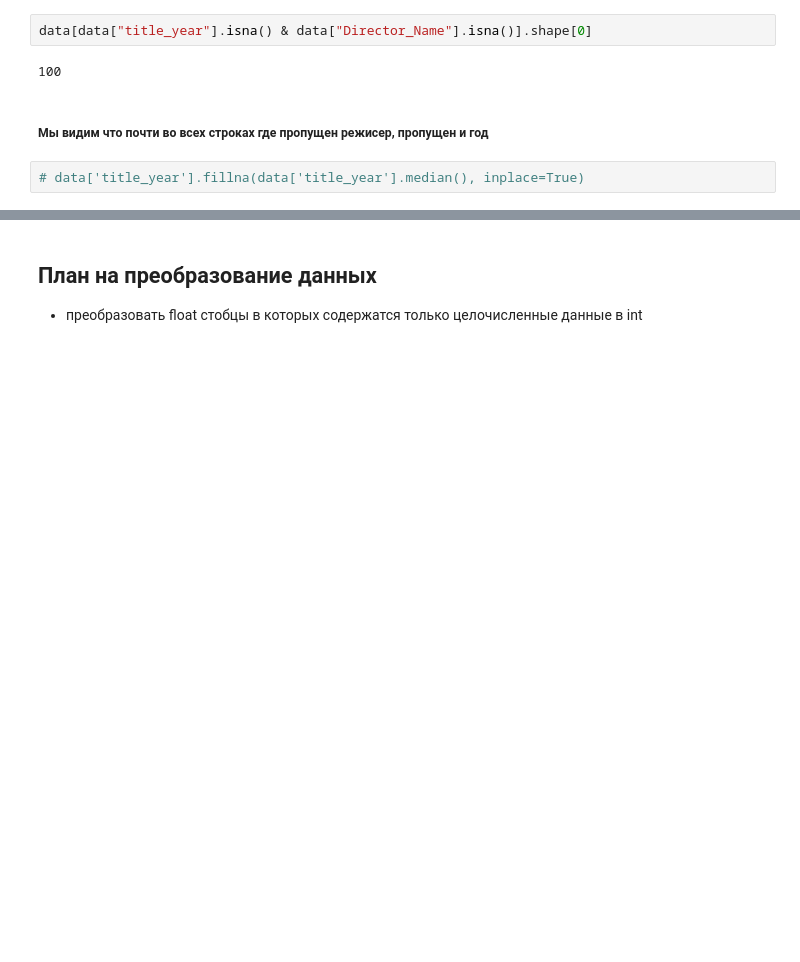
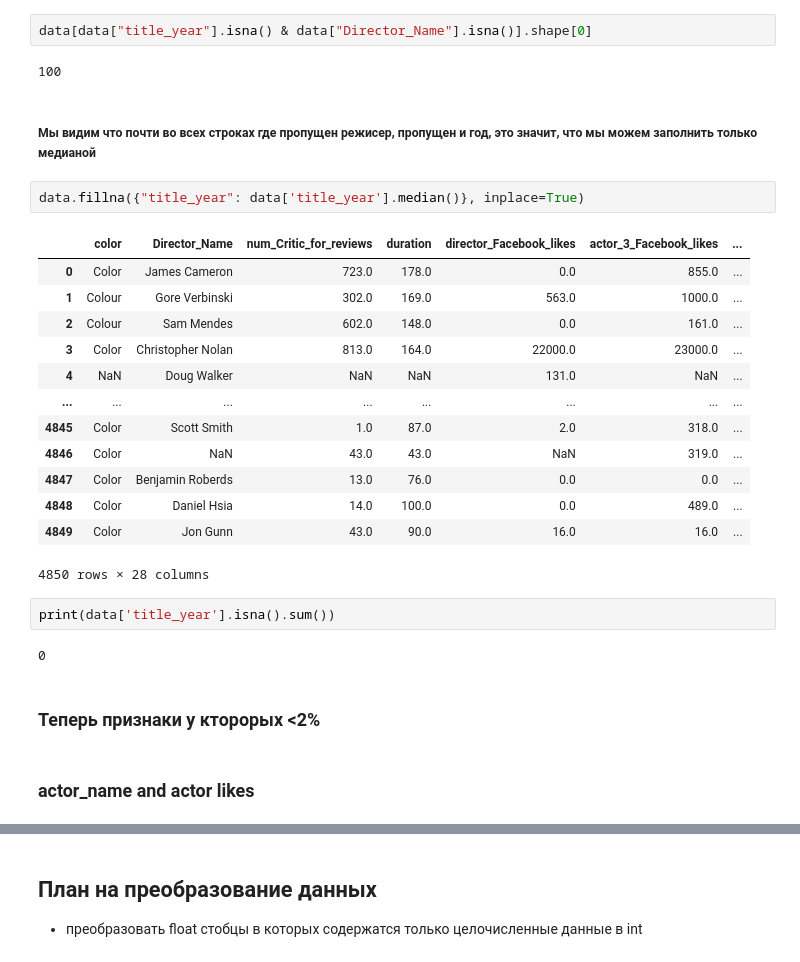
Before and after one commit to terracodum/ML_labs, a Jupyter notebook: prac2/prac2.ipynb, the cells around one changed output, grey strips where cells are left out. Drawn from its saved outputs; the diff is of its cells as text; blank space fills up the shorter version.

Commit message:
feat(prac2): clean data

```diff
--- a/prac2/prac2.ipynb
+++ b/prac2/prac2.ipynb
@@ -187,6 +209,28 @@ data[data["title_year"].isna() & data["Director_Name"].isna()].shape[0]
 # %% [output]
 100
 # %% [markdown]
-##### Мы видим что почти во всех строках где пропущен режисер, пропущен и год
+##### Мы видим что почти во всех строках где пропущен режисер, пропущен и год, это значит, что мы можем заполнить только медианой
 # %%
-# data['title_year'].fillna(data['title_year'].median(), inplace=True)
+data.fillna({"title_year": data['title_year'].median()}, inplace=True)
+# %% [output]
+|  | color | Director_Name | num_Critic_for_reviews | duration | director_Facebook_likes | actor_3_Facebook_likes | ... |
+| 0 | Color | James Cameron | 723.0 | 178.0 | 0.0 | 855.0 | ... |
+| 1 | Colour | Gore Verbinski | 302.0 | 169.0 | 563.0 | 1000.0 | ... |
+| 2 | Colour | Sam Mendes | 602.0 | 148.0 | 0.0 | 161.0 | ... |
+| 3 | Color | Christopher Nolan | 813.0 | 164.0 | 22000.0 | 23000.0 | ... |
+| 4 | NaN | Doug Walker | NaN | NaN | 131.0 | NaN | ... |
+| ... | ... | ... | ... | ... | ... | ... | ... |
+| 4845 | Color | Scott Smith | 1.0 | 87.0 | 2.0 | 318.0 | ... |
+| 4846 | Color | NaN | 43.0 | 43.0 | NaN | 319.0 | ... |
+| 4847 | Color | Benjamin Roberds | 13.0 | 76.0 | 0.0 | 0.0 | ... |
+| 4848 | Color | Daniel Hsia | 14.0 | 100.0 | 0.0 | 489.0 | ... |
+| 4849 | Color | Jon Gunn | 43.0 | 90.0 | 16.0 | 16.0 | ... |
+4850 rows × 28 columns
+# %%
+print(data['title_year'].isna().sum())
+# %% [output]
+0
+# %% [markdown]
+### Теперь признаки у кторорых <2%
+# %% [markdown]
+### actor_name and actor likes
```
Also changed, not shown: parts of 35 cells of this notebook, 1 other file.
